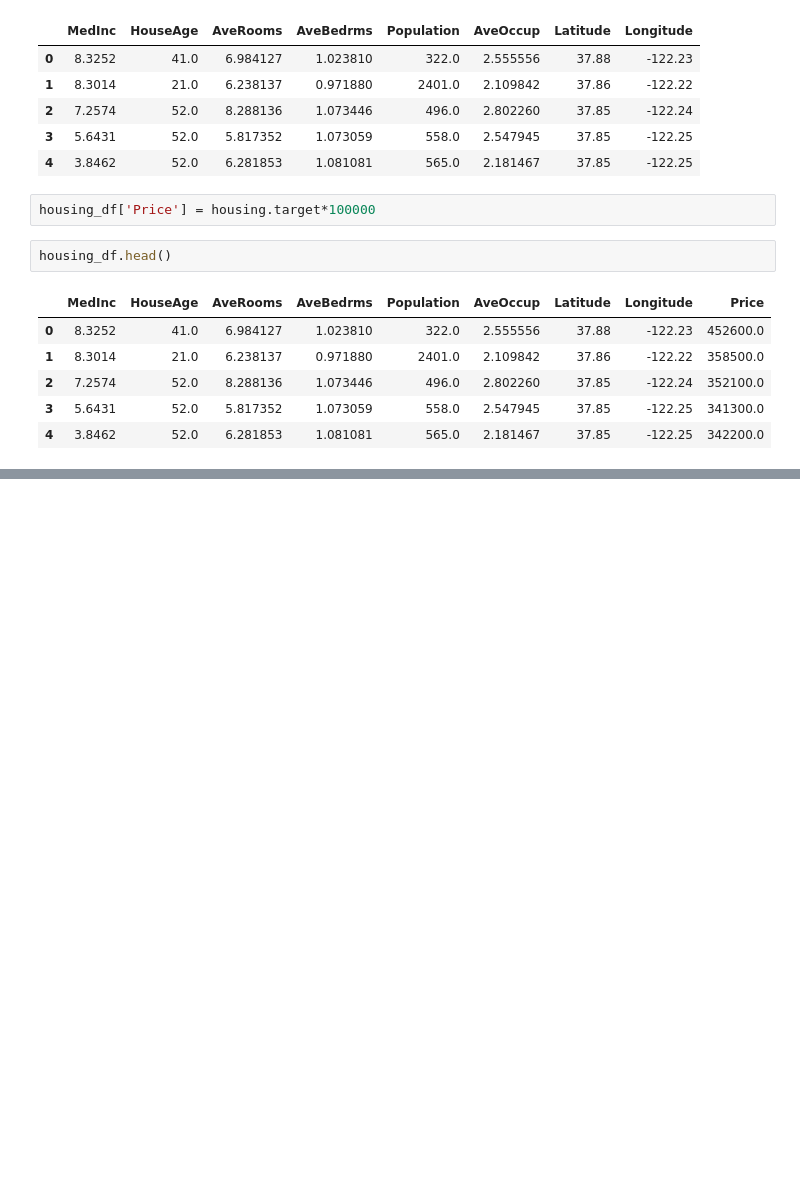
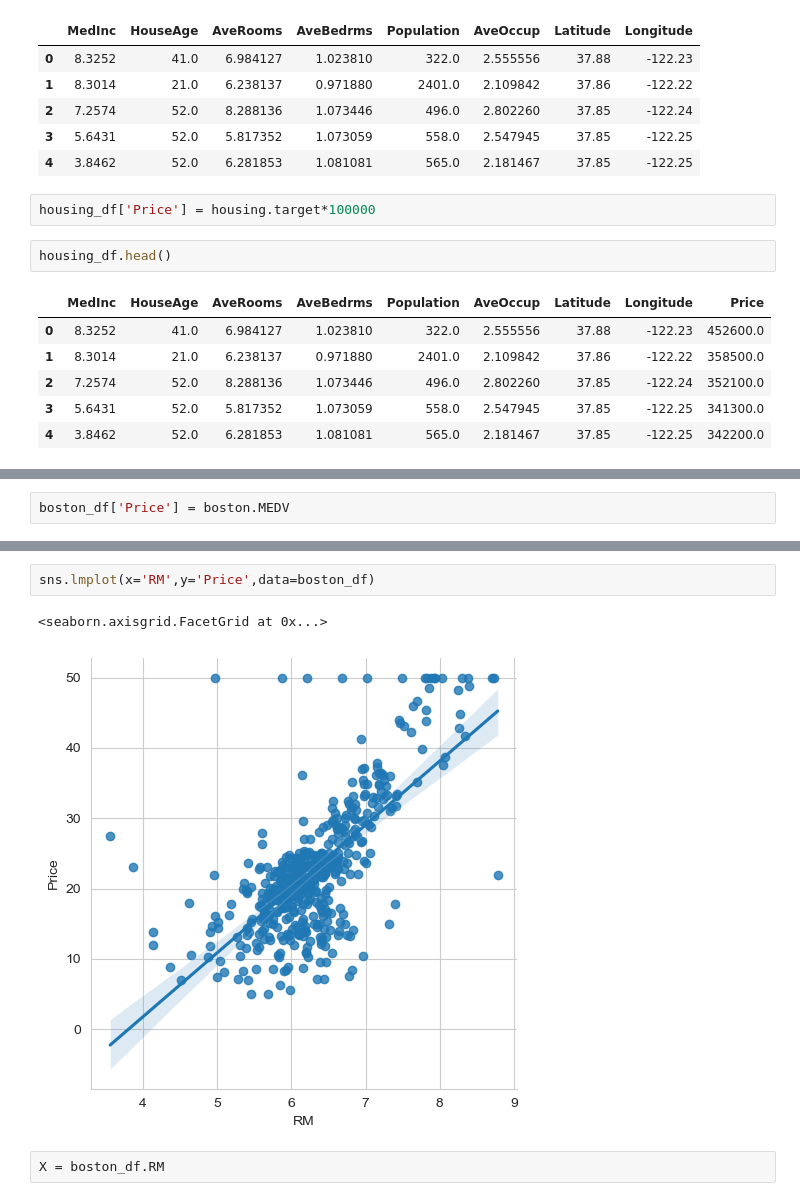
Before and after one commit to tylercoen/python, a Jupyter notebook: Learning Python for Data Analysis and Visualization/Machine Learning/Linear Regression.ipynb, the cells around one changed output, grey strips where cells are left out. Saved outputs shown, nothing was run; the diff lists cells and outputs as text; blank space fills up the shorter version.

```diff
--- a/Learning Python for Data Analysis and Visualization/Machine Learning/Linear Regression.ipynb
+++ b/Learning Python for Data Analysis and Visualization/Machine Learning/Linear Regression.ipynb
@@ -78,0 +146,2 @@ sns.lmplot(x='AveBedrms',y='Price',data=housing_df)
+# %%
+boston_df['Price'] = boston.MEDV
@@ -78,0 +157,7 @@ sns.lmplot(x='AveBedrms',y='Price',data=housing_df)
+# %%
+sns.lmplot(x='RM',y='Price',data=boston_df)
+# %% [output]
+<seaborn.axisgrid.FacetGrid at 0x...>
+[figure, added]
+# %%
+X = boston_df.RM
```
Also changed, not shown: parts of 32 cells of this notebook, 1 other file.
